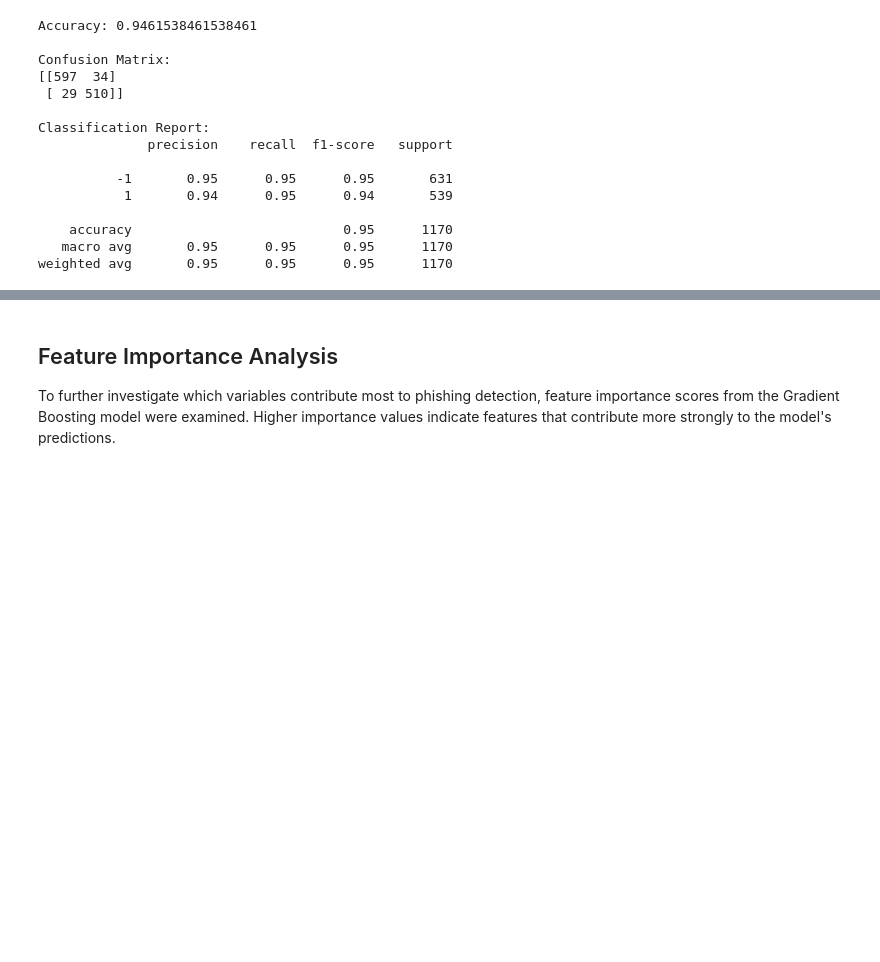
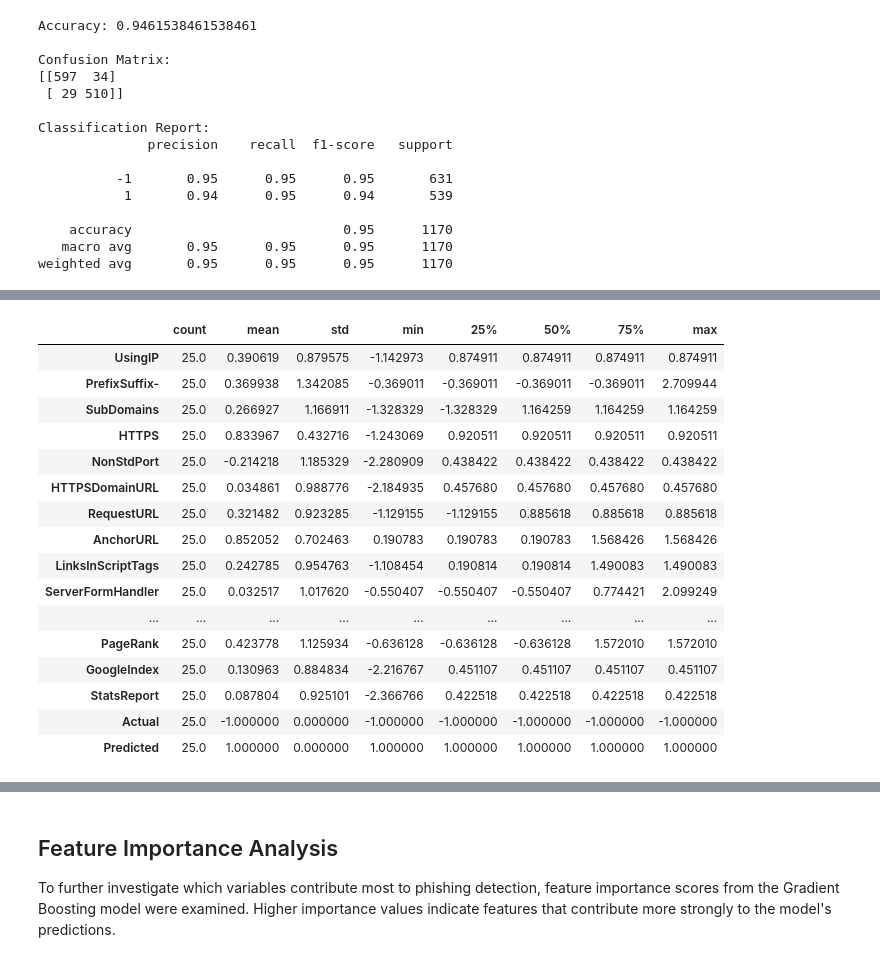
Before and after one commit to ja4smin/phishing-detection-reproduction, a Jupyter notebook: Phishing_Detection_Reproduction.ipynb, the cells around one changed output, grey strips where cells are left out. Cells and saved outputs as stored; diff of their text form; code cells hidden in the pictures; blank space fills up the shorter version.

Commit message:
Add detailed error analysis

```diff
--- a/Phishing_Detection_Reproduction.ipynb
+++ b/Phishing_Detection_Reproduction.ipynb
@@ -608,0 +613,27 @@ weighted avg       0.95      0.95      0.95      1170
+# %%
+# Create a dataframe with predictions
+error_df = X_test.copy()
+
+error_df["Actual"] = y_test
+error_df["Predicted"] = y_pred
+
+# False Positives
+false_positives = error_df[
+    (error_df["Actual"] == -1) &
+    (error_df["Predicted"] == 1)
+]
+
+# False Negatives
+false_negatives = error_df[
+    (error_df["Actual"] == 1) &
+    (error_df["Predicted"] == -1)
+]
+
+print("False Positives:", len(false_positives))
+print("False Negatives:", len(false_negatives))
+
+print("\nSample False Positives:")
+display(false_positives.head())
+
+print("\nSample False Negatives:")
+display(false_negatives.head())
@@ -608,0 +660,20 @@ weighted avg       0.95      0.95      0.95      1170
+# %%
+false_positives.describe().T
+# %% [output]
+|  | count | mean | std | min | 25% | 50% | 75% | max |
+| UsingIP | 25.0 | 0.390619 | 0.879575 | -1.142973 | 0.874911 | 0.874911 | 0.874911 | 0.874911 |
+| PrefixSuffix- | 25.0 | 0.369938 | 1.342085 | -0.369011 | -0.369011 | -0.369011 | -0.369011 | 2.709944 |
+| SubDomains | 25.0 | 0.266927 | 1.166911 | -1.328329 | -1.328329 | 1.164259 | 1.164259 | 1.164259 |
+| HTTPS | 25.0 | 0.833967 | 0.432716 | -1.243069 | 0.920511 | 0.920511 | 0.920511 | 0.920511 |
+| NonStdPort | 25.0 | -0.214218 | 1.185329 | -2.280909 | 0.438422 | 0.438422 | 0.438422 | 0.438422 |
+| HTTPSDomainURL | 25.0 | 0.034861 | 0.988776 | -2.184935 | 0.457680 | 0.457680 | 0.457680 | 0.457680 |
+| RequestURL | 25.0 | 0.321482 | 0.923285 | -1.129155 | -1.129155 | 0.885618 | 0.885618 | 0.885618 |
+| AnchorURL | 25.0 | 0.852052 | 0.702463 | 0.190783 | 0.190783 | 0.190783 | 1.568426 | 1.568426 |
+| LinksInScriptTags | 25.0 | 0.242785 | 0.954763 | -1.108454 | 0.190814 | 0.190814 | 1.490083 | 1.490083 |
+| ServerFormHandler | 25.0 | 0.032517 | 1.017620 | -0.550407 | -0.550407 | -0.550407 | 0.774421 | 2.099249 |
+| ... | ... | ... | ... | ... | ... | ... | ... | ... |
+| PageRank | 25.0 | 0.423778 | 1.125934 | -0.636128 | -0.636128 | -0.636128 | 1.572010 | 1.572010 |
+| GoogleIndex | 25.0 | 0.130963 | 0.884834 | -2.216767 | 0.451107 | 0.451107 | 0.451107 | 0.451107 |
+| StatsReport | 25.0 | 0.087804 | 0.925101 | -2.366766 | 0.422518 | 0.422518 | 0.422518 | 0.422518 |
+| Actual | 25.0 | -1.000000 | 0.000000 | -1.000000 | -1.000000 | -1.000000 | -1.000000 | -1.000000 |
+| Predicted | 25.0 | 1.000000 | 0.000000 | 1.000000 | 1.000000 | 1.000000 | 1.000000 | 1.000000 |
```
Also changed, not shown: parts of 3 cells of this notebook.
